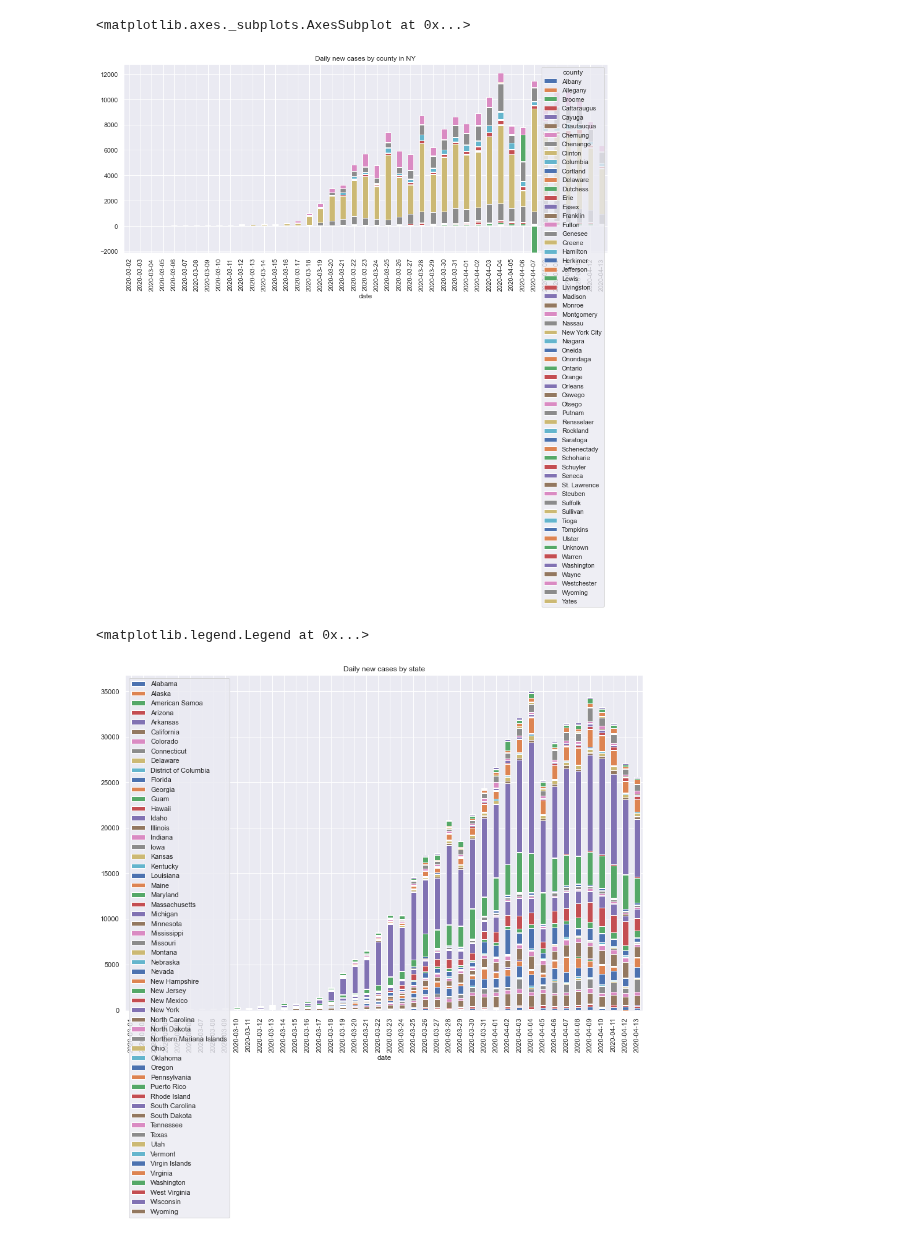
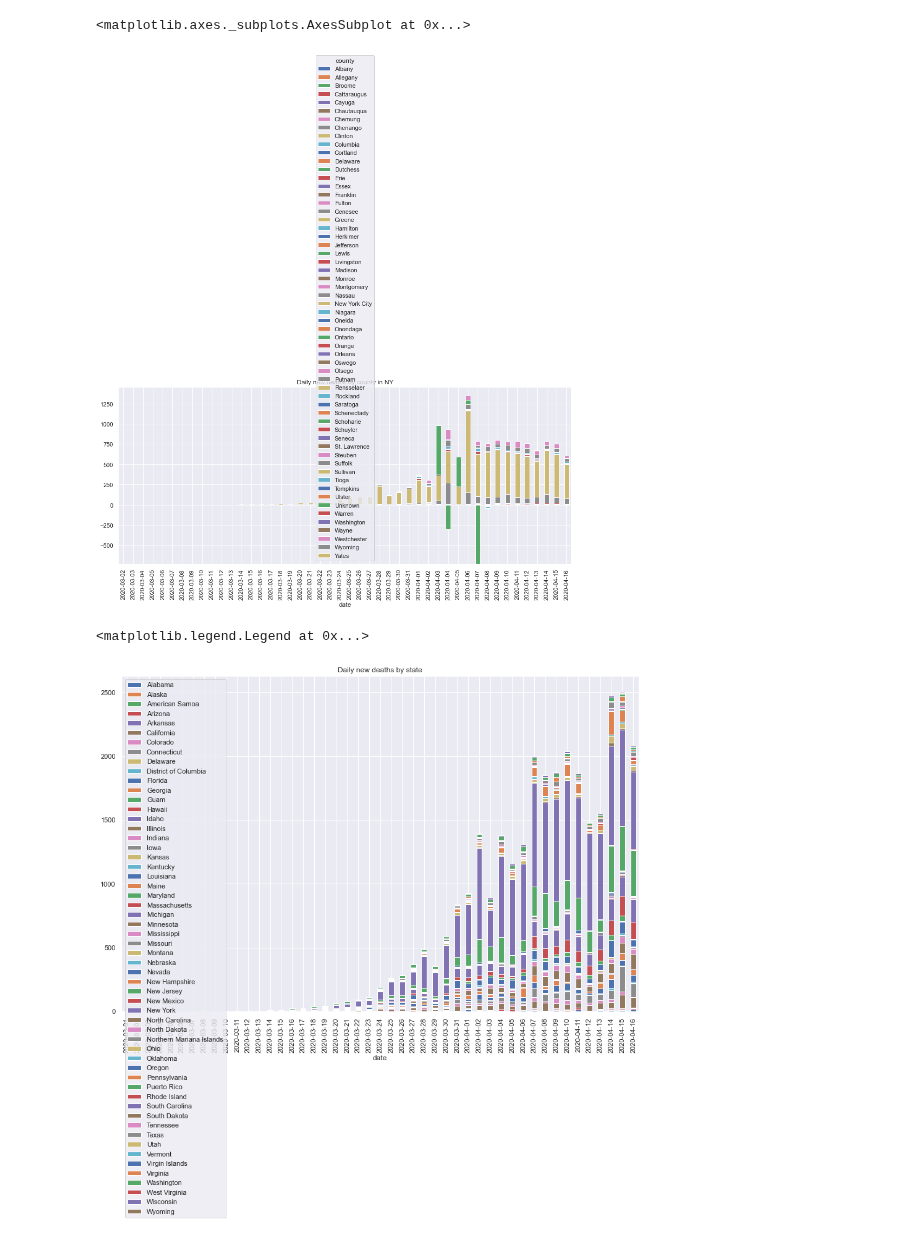
Before and after one commit to yosukesuzuki/covid19-sf-bayarea, a Jupyter notebook: SF-bay-area-COVID19-new-cases-by-county-by-date.ipynb, the cells around one changed output. Drawn from its saved outputs; the diff is of its cells as text; code cells hidden in the pictures.

```diff
--- a/SF-bay-area-COVID19-new-cases-by-county-by-date.ipynb
+++ b/SF-bay-area-COVID19-new-cases-by-county-by-date.ipynb
@@ -52,16 +52,16 @@ death_by_county_by_date_diff.plot.bar(stacked=True, figsize=(15,6), title='Daily
 ny_df_mar = df[(df['state']=='New York')&(df['date'] > '2020-02-28')]
 # ny_df_mar
 # %%
-ny_by_county_by_date = ny_df_mar.pivot_table(index='date', columns='county',values='cases', fill_value=0)
+ny_by_county_by_date = ny_df_mar.pivot_table(index='date', columns='county',values='deaths', fill_value=0)
 # ny_by_county_by_date
 # %%
 ny_by_county_by_date_diff = ny_by_county_by_date.diff().iloc[1:]
 # ny_by_county_by_date_diff
 # %%
-ny_by_county_by_date_diff.plot.bar(stacked=True, figsize=(15,6), title='Daily new cases by county in NY')
+ny_by_county_by_date_diff.plot.bar(stacked=True, figsize=(15,6), title='Daily new deaths by county in NY')
 # %% [output]
 <matplotlib.axes._subplots.AxesSubplot at 0x...>
-[figure, old version]
+[figure, new version]
 # %%
 state_df = pd.read_csv("https://raw.githubusercontent.com/nytimes/covid-19-data/master/us-states.csv", header=0)
 # state_df
@@ -75,10 +75,10 @@ by_state_by_date = state_df_mar.pivot_table(index='date', columns='state',values
 by_state_by_date_diff = by_state_by_date.diff().iloc[1:]
 # by_state_by_date_diff
 # %%
-ax3 = by_state_by_date_diff.plot.bar(stacked=True, figsize=(15,10), title='Daily new cases by state')
+ax3 = by_state_by_date_diff.plot.bar(stacked=True, figsize=(15,10), title='Daily new deaths by state')
 ax3.legend(loc='upper left')
 # %% [output]
 <matplotlib.legend.Legend at 0x...>
-[figure, old version]
+[figure, new version]
 # %%
 fig2, ax2 = plt.subplots(figsize=(15,15))
```
Also changed, not shown: parts of 7 cells of this notebook.
